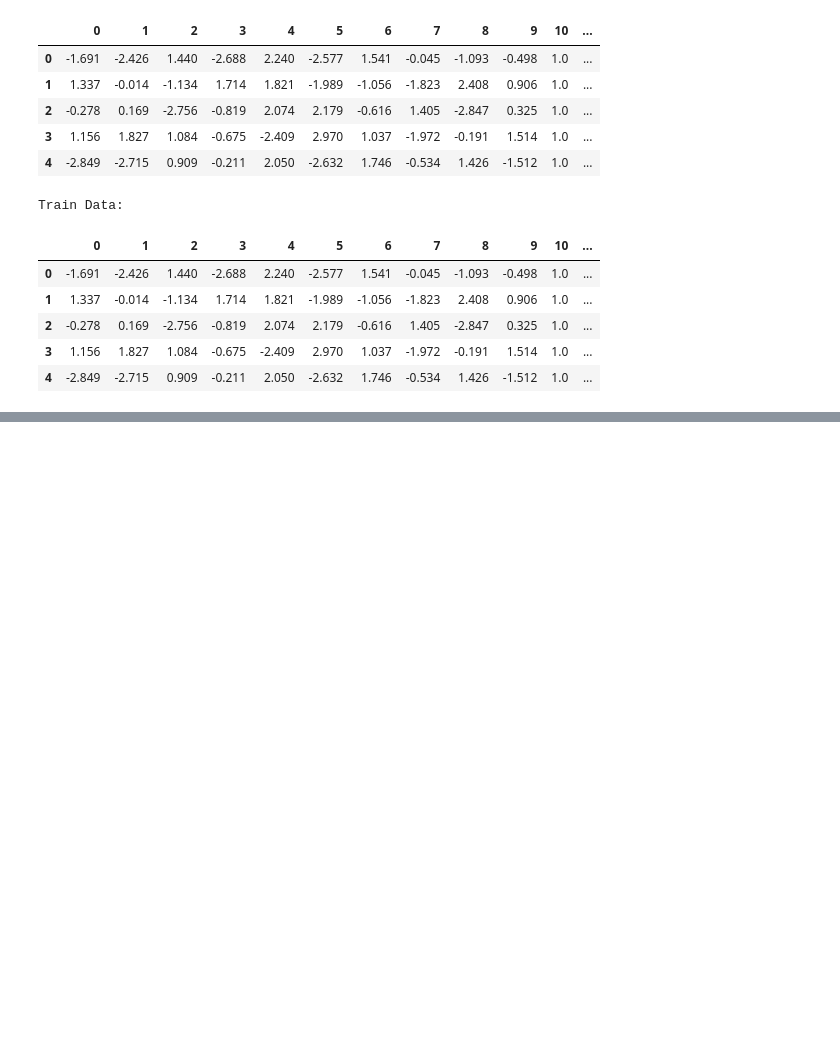
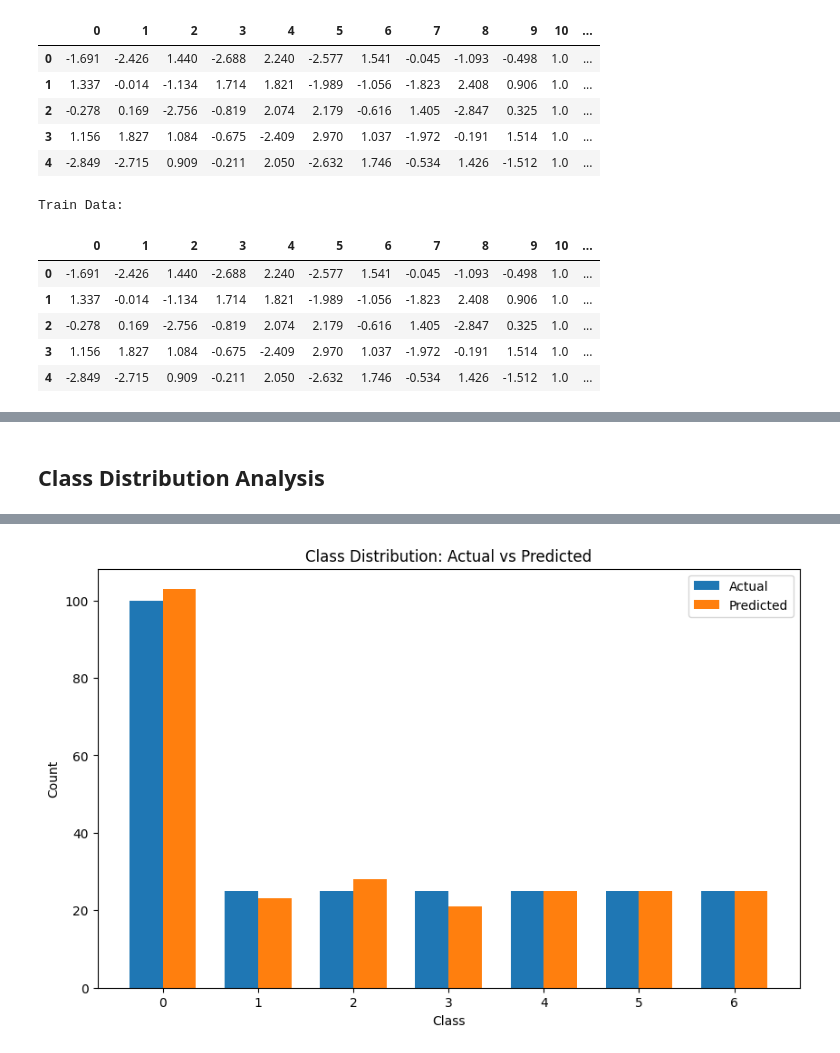
Before and after one commit to AlexxLunin/MLP_ASSSIGNMENT, a Jupyter notebook: NON_SEPARABLE_CLASSIFICATION/SPC.ipynb, the cells around one changed output, grey strips where cells are left out. Cells and saved outputs as stored; diff of their text form; code cells hidden in the pictures; blank space fills up the shorter version.

```diff
--- a/NON_SEPARABLE_CLASSIFICATION/SPC.ipynb
+++ b/NON_SEPARABLE_CLASSIFICATION/SPC.ipynb
@@ -46,0 +186,23 @@ Train Data:
+# %% [markdown]
+## **Class Distribution Analysis**
+# %%
+y_pred = np.argmax(model.predict(X_test), axis=1)
+y_true = np.argmax(y_test, axis=1)
+
+pred_counts = np.bincount(y_pred)
+true_counts = np.bincount(y_true)
+
+width = 0.35
+x = np.arange(len(pred_counts))
+plt.figure(figsize=(10, 6))
+plt.bar(x - width/2, true_counts, width, label='Actual')
+plt.bar(x + width/2, pred_counts, width, label='Predicted')
+
+plt.xlabel('Class')
+plt.ylabel('Count')
+plt.title('Class Distribution: Actual vs Predicted')
+plt.xticks(x)
+plt.legend()
+plt.savefig('class_distribution.png', dpi=300)
+plt.show()
+# %% [output]
@@ -46,0 +210 @@ Train Data:
+[figure, added]
```
Also changed, not shown: parts of 18 cells of this notebook, 2 other files.
